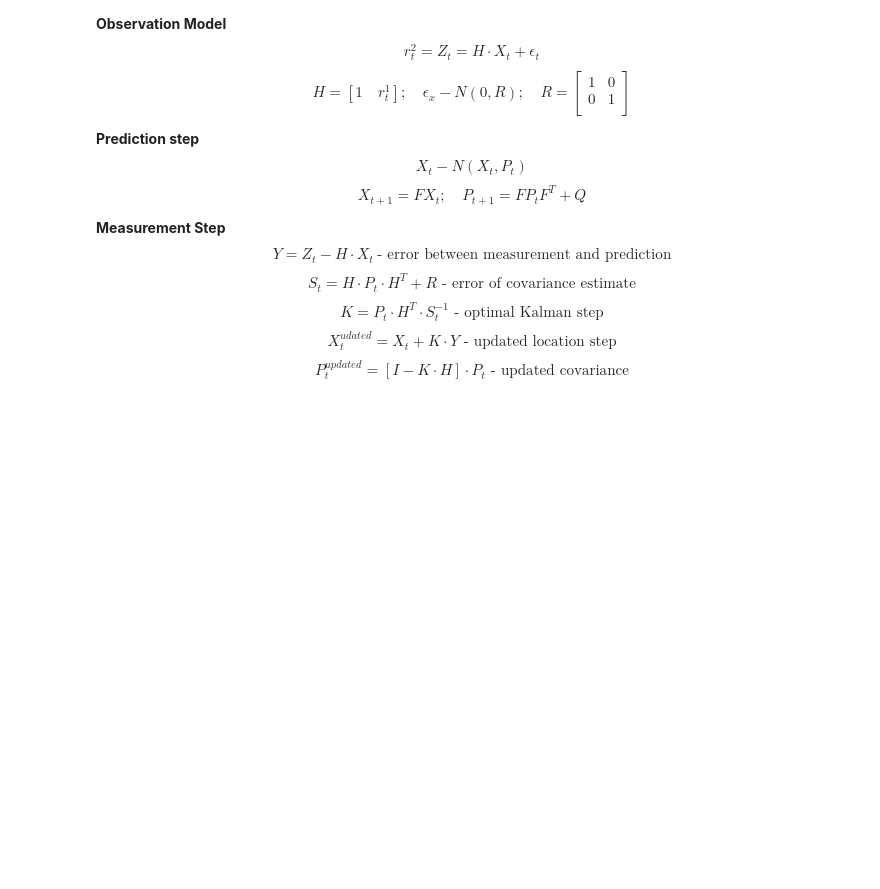
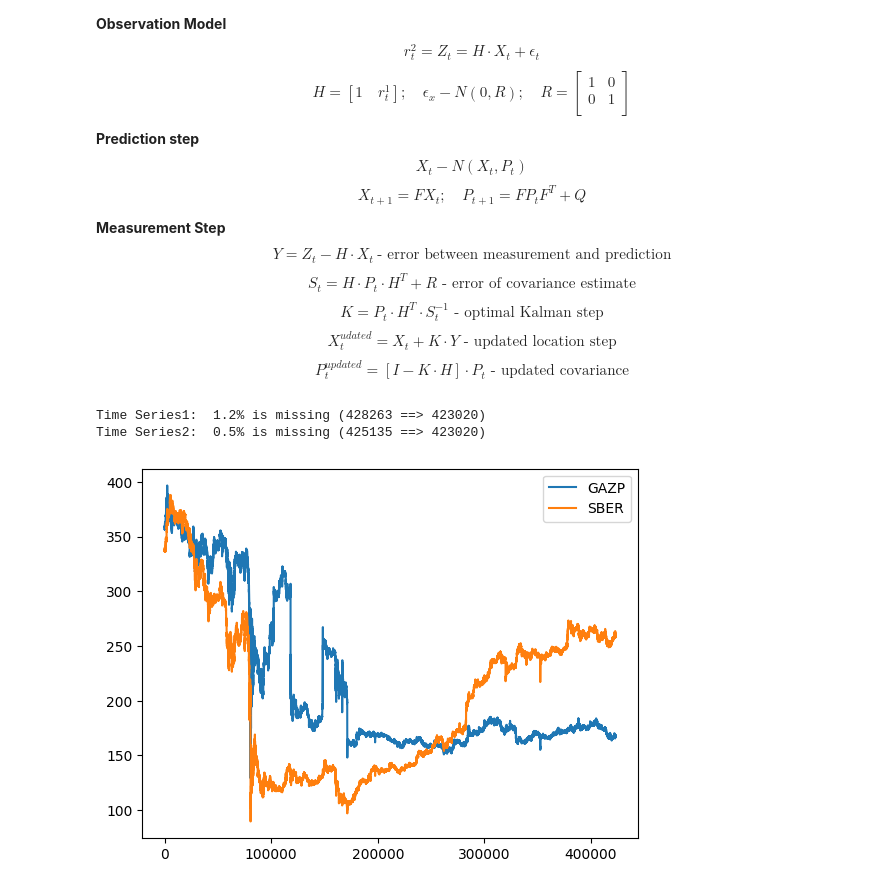
Before and after one commit to mrFendel/IM-OTC-model, a Jupyter notebook: kalman/Kalman.ipynb, the cells around one changed output. Saved outputs shown, nothing was run; the diff lists cells and outputs as text; code cells hidden in the pictures; blank space fills up the shorter version.

Commit message:
added test data and old notebook

```diff
--- a/kalman/Kalman.ipynb
+++ b/kalman/Kalman.ipynb
@@ -114,0 +122,34 @@ $$ P^{updated}_t = [I - K \cdot H] \cdot P_t \text{ - updated covariance} $$
+# %%
+def match_ts(ts1: pd.DataFrame, ts2: pd.DataFrame, join_with: str = None):
+    """ Match two Time Series data (DataFrames) by time"""
+    init_shape = [ts.shape[0] for ts in [ts1, ts2]]
+    ts1 = pd.merge(ts1, ts2['time'], on='time', how='inner')
+    ts2 = pd.merge(ts2, ts1['time'], on='time', how='inner')
+    res_shape = [ts.shape[0] for ts in [ts1, ts2]]
+    pct = [100.0 * round(float(init_shape[i] - res_shape[i]) / init_shape[i], 3) for i in range(2)]
+    for i in range(2):
+        print(f'Time Series{i+1}:  {pct[i]}% is missing ({init_shape[i]} ==> {res_shape[i]})')
+    if join_with is not None:
+        res = pd.DataFrame()
+        res['time'] = ts1['time']
+        res['ts1'] = ts1[join_with]
+        res['ts2'] = ts2[join_with]
+        return res
+    else:
+        return ts1, ts2
+
+data = pd.read_csv('data/SBER_GAZP.csv')
+
+s1 = data.loc[data['ticker'] == 'GAZP']
+s2 = data.loc[data['ticker'] == 'SBER']
+
+s1, s2 = match_ts(s1, s2)
+
+plt.plot(s1['close'], label='GAZP')
+plt.plot(s2['close'], label='SBER')
+plt.legend()
+plt.show()
+# %% [output]
+Time Series1:  1.2% is missing (428263 ==> 423020)
+Time Series2:  0.5% is missing (425135 ==> 423020)
+[figure, added]
```
Also changed, not shown: parts of 2 cells of this notebook, 1 other file.
